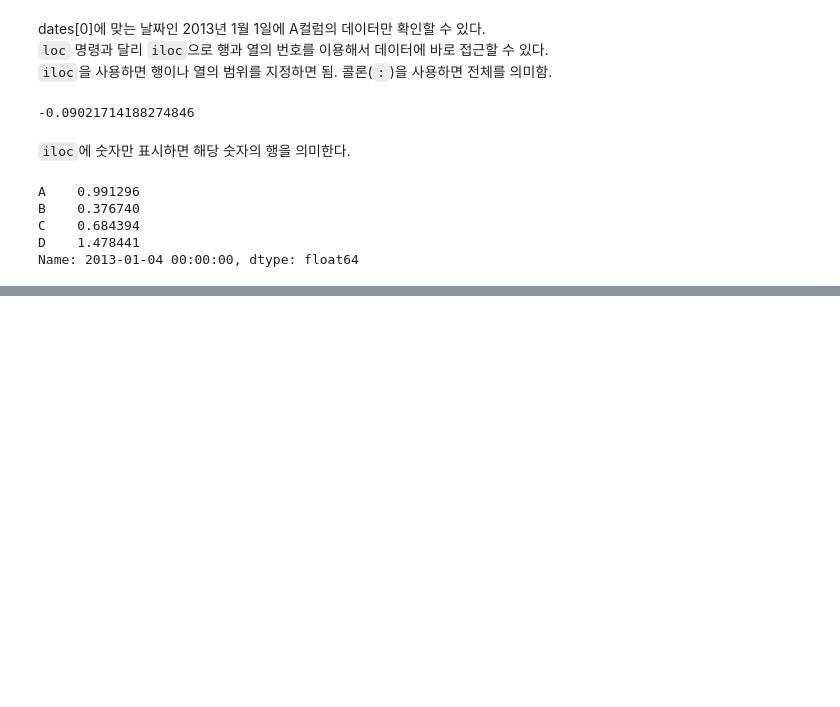
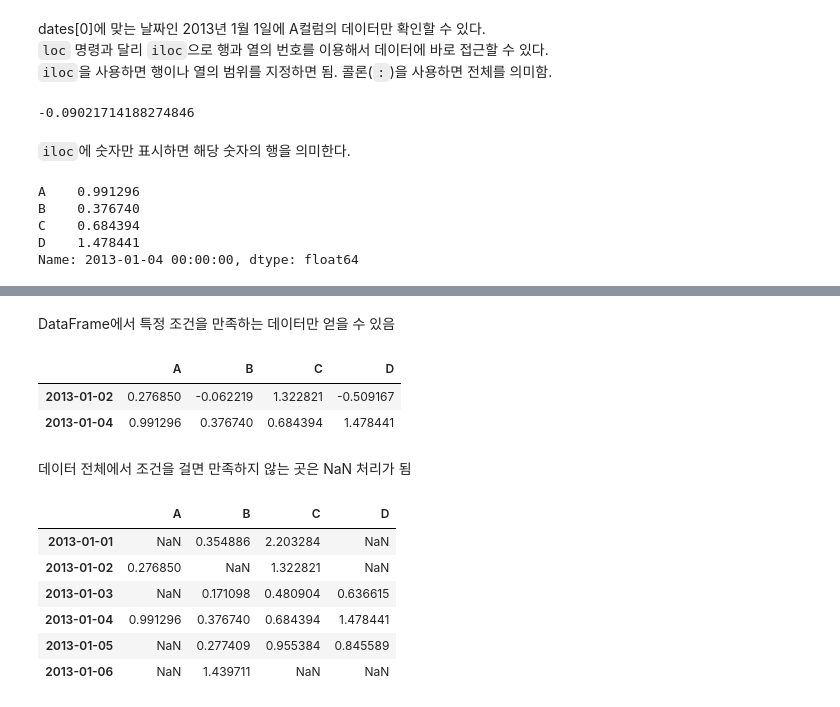
Before and after one commit to KimDoKy/DataScience, a Jupyter notebook: source_code/chap1. Basic of Python, Pandas and Matplotlib via analysis of CCTV in Seoul.ipynb, the cells around one changed output, grey strips where cells are left out. Cells and saved outputs as stored; diff of their text form; code cells hidden in the pictures; blank space fills up the shorter version.

```diff
--- a/source_code/chap1. Basic of Python, Pandas and Matplotlib via analysis of CCTV in Seoul.ipynb
+++ b/source_code/chap1. Basic of Python, Pandas and Matplotlib via analysis of CCTV in Seoul.ipynb
@@ -315,0 +358,21 @@ Name: 2013-01-04 00:00:00, dtype: float64
+# %% [markdown]
+DataFrame에서 특정 조건을 만족하는 데이터만 얻을 수 있음
+# %%
+# 컬럼 A에서 0보다 큰 행만 얻음
+df[df.A > 0]
+# %% [output]
+|  | A | B | C | D |
+| 2013-01-02 | 0.276850 | -0.062219 | 1.322821 | -0.509167 |
+| 2013-01-04 | 0.991296 | 0.376740 | 0.684394 | 1.478441 |
+# %% [markdown]
+데이터 전체에서 조건을 걸면 만족하지 않는 곳은 NaN 처리가 됨
+# %%
+df[df > 0]
+# %% [output]
+|  | A | B | C | D |
+| 2013-01-01 | NaN | 0.354886 | 2.203284 | NaN |
+| 2013-01-02 | 0.276850 | NaN | 1.322821 | NaN |
+| 2013-01-03 | NaN | 0.171098 | 0.480904 | 0.636615 |
+| 2013-01-04 | 0.991296 | 0.376740 | 0.684394 | 1.478441 |
+| 2013-01-05 | NaN | 0.277409 | 0.955384 | 0.845589 |
+| 2013-01-06 | NaN | 1.439711 | NaN | NaN |
```
Also changed, not shown: parts of 15 cells of this notebook.
